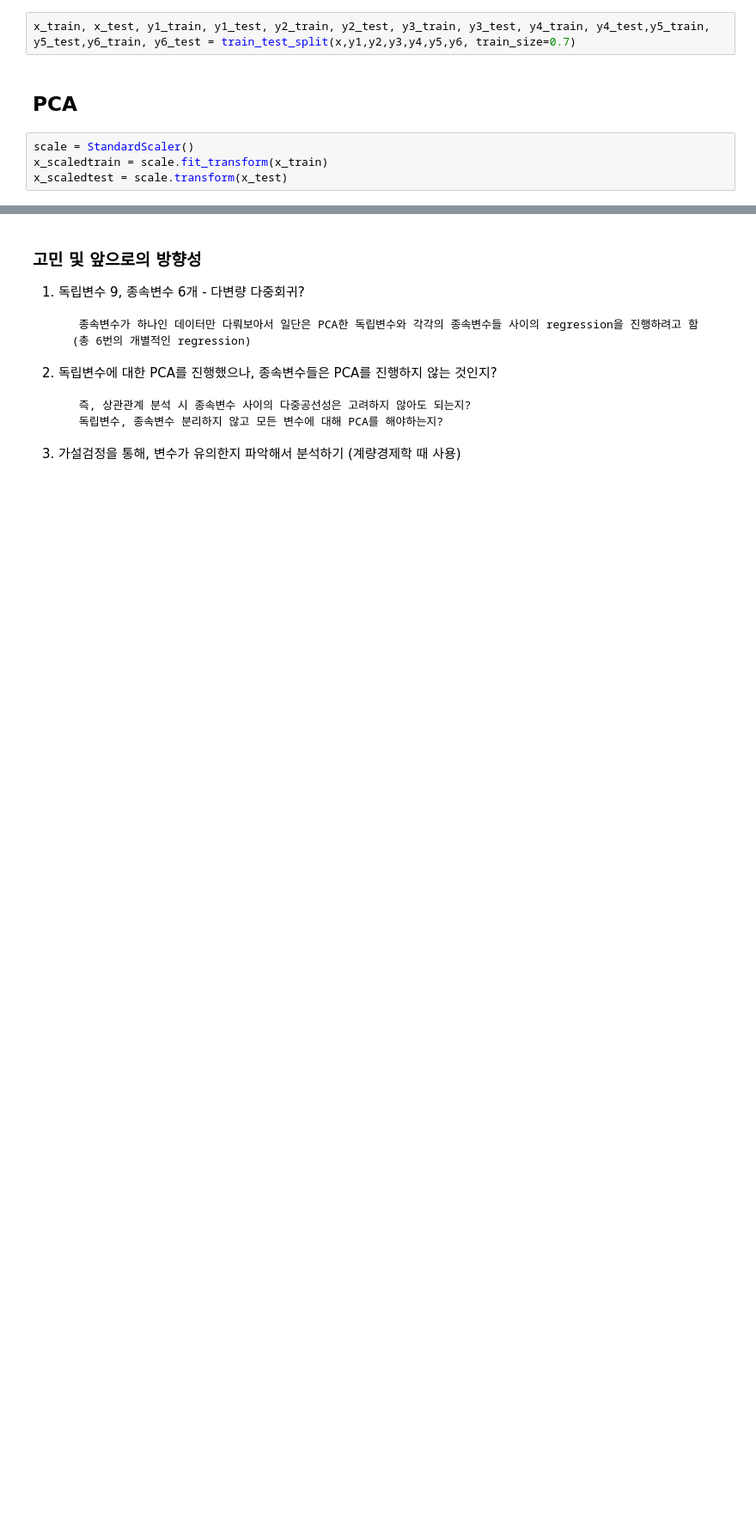
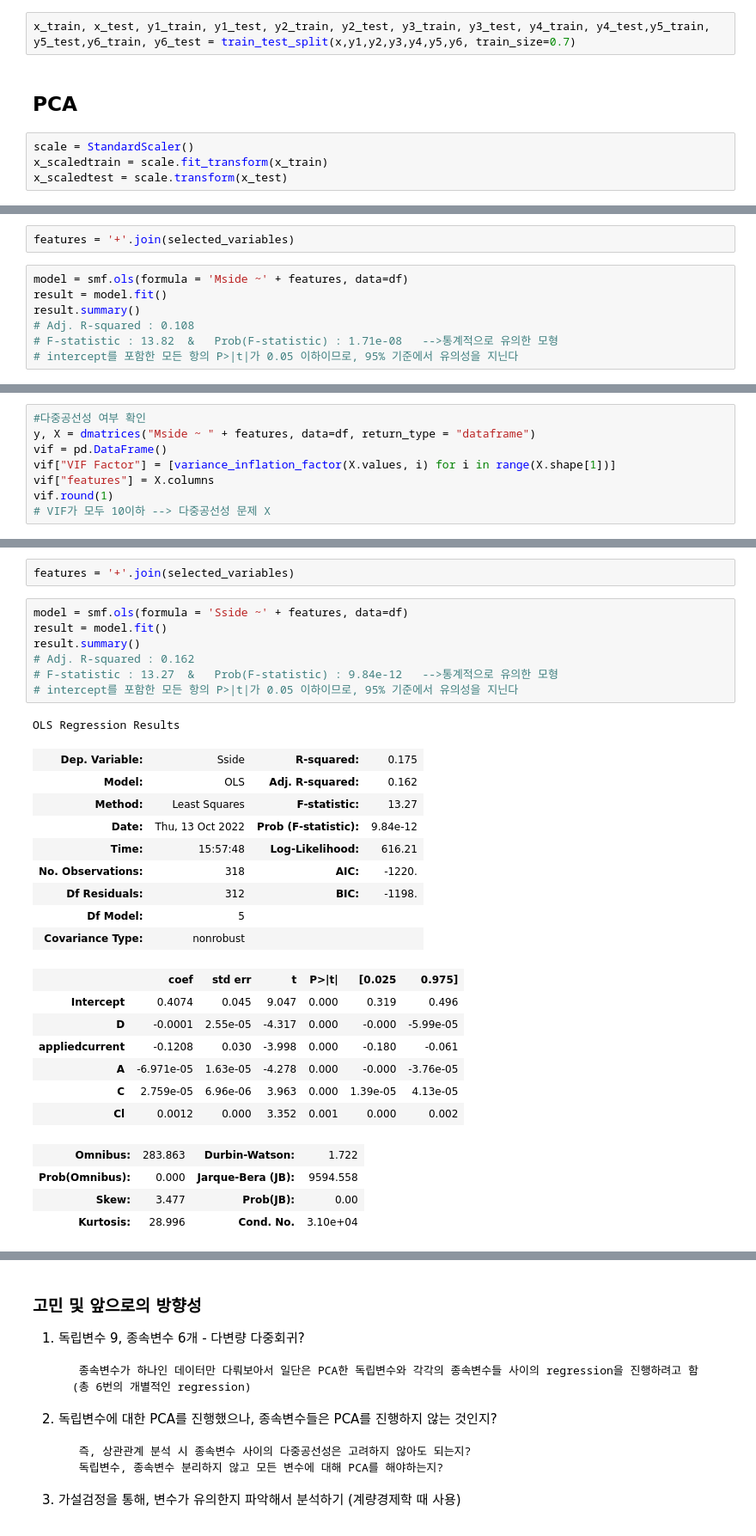
Before and after one commit to SonChungMan/KZ-Repository, a Jupyter notebook: copper.ipynb, the cells around one changed output, grey strips where cells are left out. Shown at 86% size. Drawn from its saved outputs; the diff is of its cells as text; blank space fills up the shorter version.

```diff
--- a/copper.ipynb
+++ b/copper.ipynb
@@ -228,0 +617,9 @@ for i in coef:
+# %%
+features = '+'.join(selected_variables)
+# %%
+model = smf.ols(formula = 'Mside ~' + features, data=df)
+result = model.fit()
+result.summary()
+# Adj. R-squared : 0.108
+# F-statistic : 13.82  &   Prob(F-statistic) : 1.71e-08   -->통계적으로 유의한 모형
+# intercept를 포함한 모든 항의 P>|t|가 0.05 이하이므로, 95% 기준에서 유의성을 지닌다
@@ -228,0 +650,8 @@ for i in coef:
+# %%
+#다중공선성 여부 확인
+y, X = dmatrices("Mside ~ " + features, data=df, return_type = "dataframe")
+vif = pd.DataFrame()
+vif["VIF Factor"] = [variance_inflation_factor(X.values, i) for i in range(X.shape[1])]
+vif["features"] = X.columns
+vif.round(1)
+# VIF가 모두 10이하 --> 다중공선성 문제 X
@@ -228,0 +712,31 @@ for i in coef:
+# %%
+features = '+'.join(selected_variables)
+# %%
+model = smf.ols(formula = 'Sside ~' + features, data=df)
+result = model.fit()
+result.summary()
+# Adj. R-squared : 0.162
+# F-statistic : 13.27  &   Prob(F-statistic) : 9.84e-12   -->통계적으로 유의한 모형
+# intercept를 포함한 모든 항의 P>|t|가 0.05 이하이므로, 95% 기준에서 유의성을 지닌다
+# %% [output]
+OLS Regression Results
+| Dep. Variable: | Sside | R-squared: | 0.175 |
+| Model: | OLS | Adj. R-squared: | 0.162 |
+| Method: | Least Squares | F-statistic: | 13.27 |
+| Date: | Thu, 13 Oct 2022 | Prob (F-statistic): | 9.84e-12 |
+| Time: | 15:57:48 | Log-Likelihood: | 616.21 |
+| No. Observations: | 318 | AIC: | -1220. |
+| Df Residuals: | 312 | BIC: | -1198. |
+| Df Model: | 5 |  |  |
+| Covariance Type: | nonrobust |  |  |
+|  | coef | std err | t | P>|t| | [0.025 | 0.975] |
+| Intercept | 0.4074 | 0.045 | 9.047 | 0.000 | 0.319 | 0.496 |
+| D | -0.0001 | 2.55e-05 | -4.317 | 0.000 | -0.000 | -5.99e-05 |
+| appliedcurrent | -0.1208 | 0.030 | -3.998 | 0.000 | -0.180 | -0.061 |
+| A | -6.971e-05 | 1.63e-05 | -4.278 | 0.000 | -0.000 | -3.76e-05 |
+| C | 2.759e-05 | 6.96e-06 | 3.963 | 0.000 | 1.39e-05 | 4.13e-05 |
+| Cl | 0.0012 | 0.000 | 3.352 | 0.001 | 0.000 | 0.002 |
+| Omnibus: | 283.863 | Durbin-Watson: | 1.722 |
+| Prob(Omnibus): | 0.000 | Jarque-Bera (JB): | 9594.558 |
+| Skew: | 3.477 | Prob(JB): | 0.00 |
+| Kurtosis: | 28.996 | Cond. No. | 3.10e+04 |
```
Also changed, not shown: parts of 45 cells of this notebook, 1 other file.
